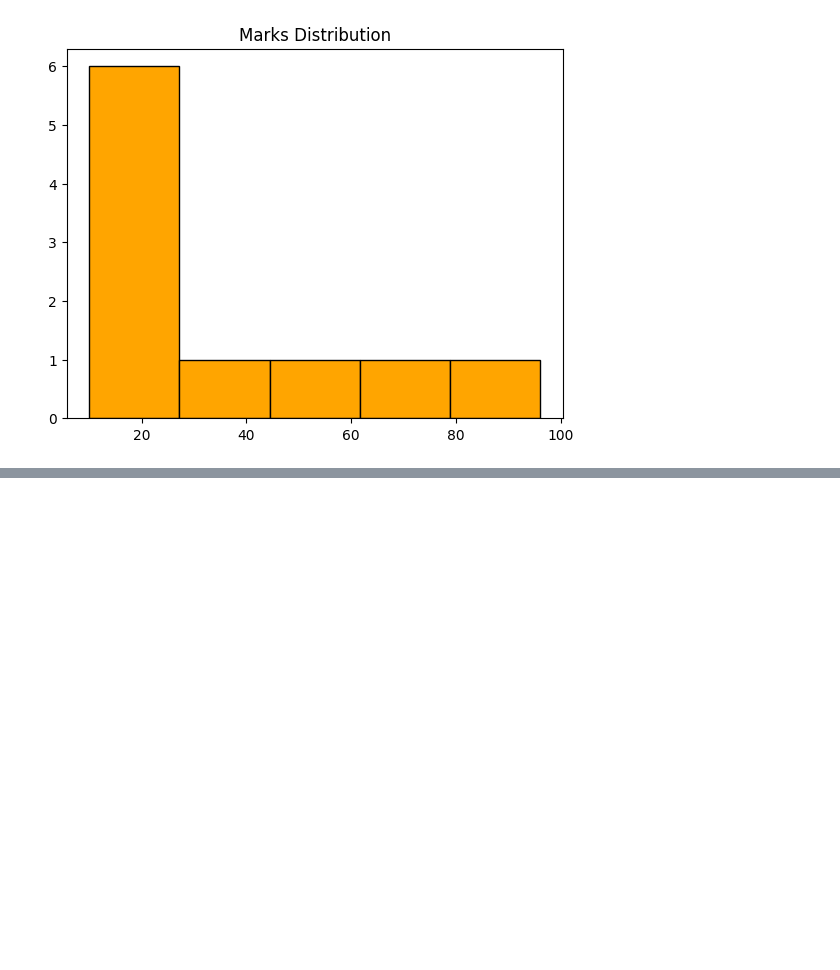
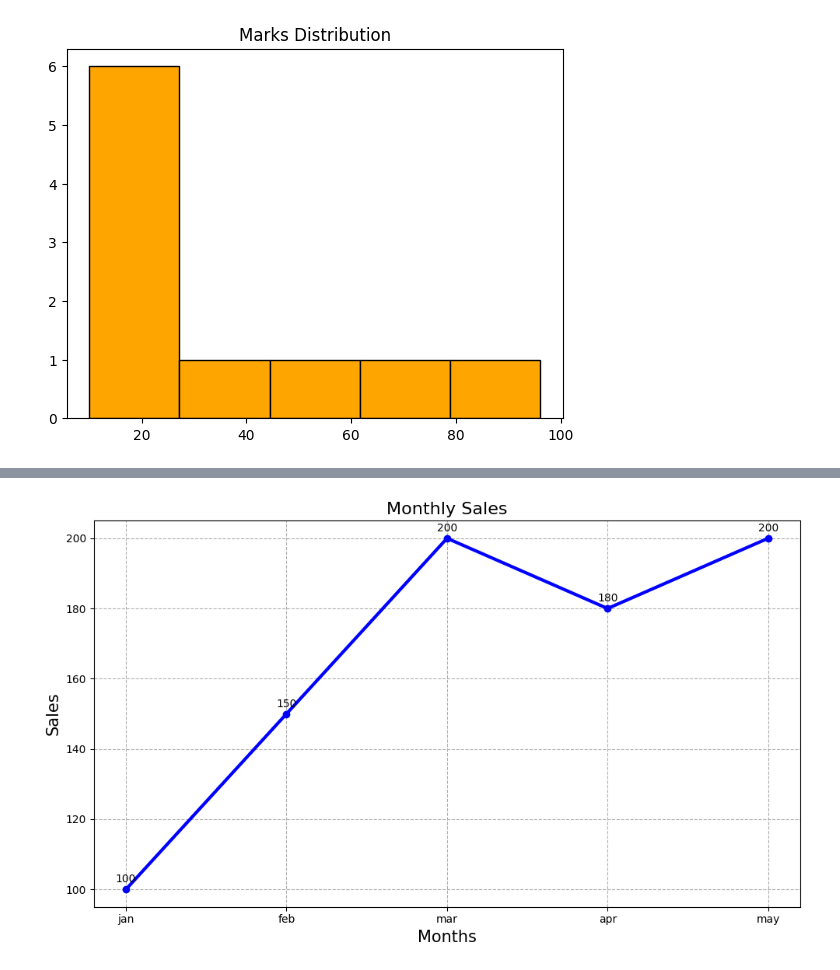
Before and after one commit to aryyadesai-web/nextjs-practice, a Jupyter notebook: datavis.ipynb, the cells around one changed output, grey strips where cells are left out. Saved outputs shown, nothing was run; the diff lists cells and outputs as text; code cells hidden in the pictures; blank space fills up the shorter version.

```diff
--- a/datavis.ipynb
+++ b/datavis.ipynb
@@ -130,0 +152,17 @@ plt.show()
+# %%
+#Data analyst proffesional line chart
+import matplotlib.pyplot as plt
+months=["jan","feb","mar","apr","may"]
+sales=[100,150,200,180,200]
+plt.figure(figsize=(10,6))
+plt.plot(months,sales,color="blue",marker="o",linewidth=3)
+for i in range(len(months)):
+    plt.text(i, sales[i]+2, sales[i], ha='center')
+plt.grid(True, linestyle='--')
+plt.xlabel("Months",fontsize=15)
+plt.ylabel("Sales",fontsize=15)
+plt.title("Monthly Sales",fontsize=16)
+plt.tight_layout()
+plt.show()
+# %% [output]
+[figure, added]
```
Also changed, not shown: parts of 5 cells of this notebook, 3 other files.
